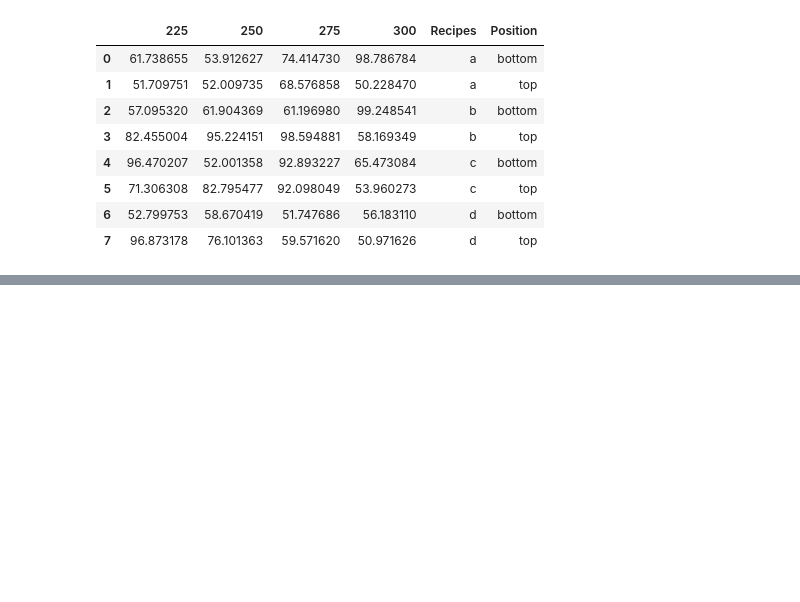
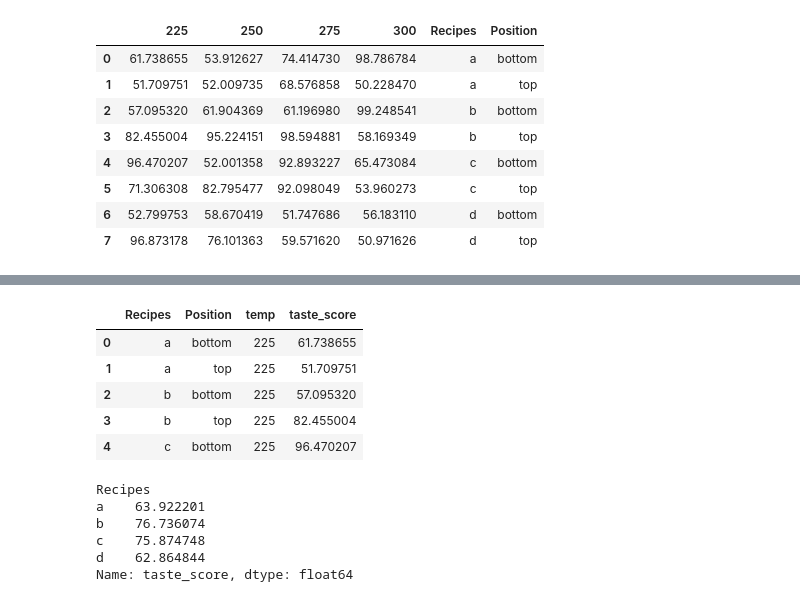
Before and after one commit to matt-c-knight/classification-exercises, a Jupyter notebook: tidy_data.ipynb, the cells around one changed output, grey strips where cells are left out. Drawn from its saved outputs; the diff is of its cells as text; code cells hidden in the pictures; blank space fills up the shorter version.

```diff
--- a/tidy_data.ipynb
+++ b/tidy_data.ipynb
@@ -285,0 +286,22 @@ cake_recipes
+# %%
+cake_recipes = cake_recipes.rename(columns={"value": "taste_score"})
+# %%
+cake_recipes = cake_recipes.rename(columns={"variable": "temp"})
+# %%
+cake_recipes.head()
+# %% [output]
+|  | Recipes | Position | temp | taste_score |
+| 0 | a | bottom | 225 | 61.738655 |
+| 1 | a | top | 225 | 51.709751 |
+| 2 | b | bottom | 225 | 57.095320 |
+| 3 | b | top | 225 | 82.455004 |
+| 4 | c | bottom | 225 | 96.470207 |
+# %%
+cake_recipes.groupby('Recipes').taste_score.mean()
+# %% [output]
+Recipes
+a    63.922201
+b    76.736074
+c    75.874748
+d    62.864844
+Name: taste_score, dtype: float64
```
Also changed, not shown: parts of 2 cells of this notebook.
